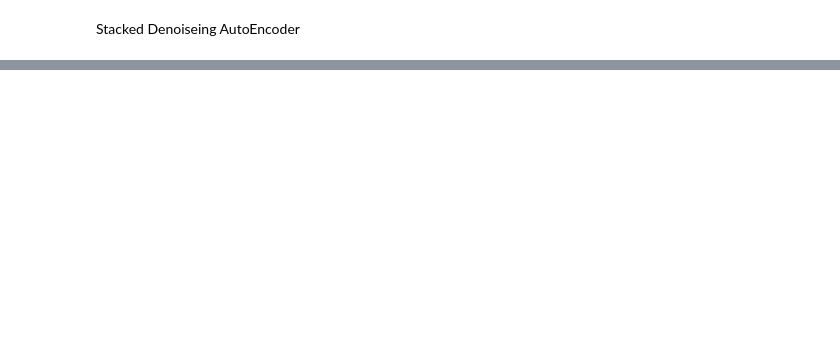
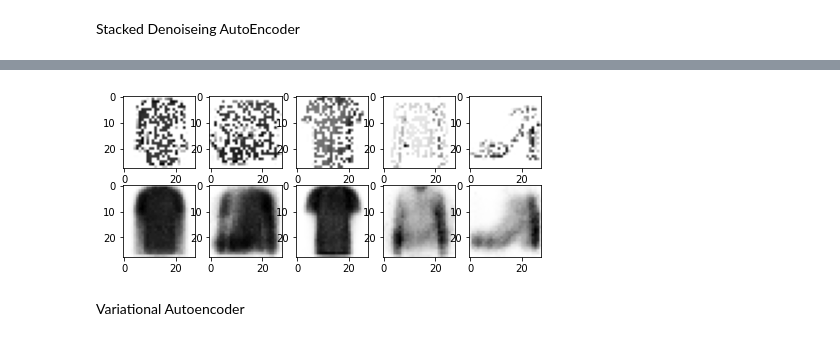
Before and after one commit to vis7/GAN-Practice, a Jupyter notebook: GAN_tutorial.ipynb, the cells around one changed output, grey strips where cells are left out. Drawn from its saved outputs; the diff is of its cells as text; code cells hidden in the pictures; blank space fills up the shorter version.

```diff
--- a/GAN_tutorial.ipynb
+++ b/GAN_tutorial.ipynb
@@ -348,0 +392,22 @@ denoising_ae.fit(X_train, X_train, epochs=10, validation_data=(X_valid, X_valid)
+# %%
+tf.random.set_seed(42)
+np.random.seed(42)
+
+dropout_encoder = keras.models.Sequential([
+  keras.layers.Flatten(input_shape=[28,28]),
+  keras.layers.Dropout(0.5),
+  keras.layers.Dense(100, activation='selu'),
+  keras.layers.Dense(30, activation='selu')
+])
+
+dropout_decoder = keras.models.Sequential([
+  keras.layers.Dense(100, input_shape=[30], activation='selu'),
+  keras.layers.Dense(28*28, activation='sigmoid'),
+  keras.layers.Reshape([28,28])
+])
+
+dropout_ae = keras.models.Sequential([dropout_encoder, dropout_decoder])
+
+dropout_ae.compile(loss='binary_crossentropy', metrics=[rounded_accuracy], optimizer=keras.optimizers.SGD(lr=0.1))
+# %%
+history = dropout_ae.fit(X_train, X_train, epochs=10, validation_data=(X_valid, X_valid))
@@ -348,0 +435,8 @@ denoising_ae.fit(X_train, X_train, epochs=10, validation_data=(X_valid, X_valid)
+# %%
+tf.random.set_seed(42)
+np.random.seed(42)
+
+dropout = keras.layers.Dropout(0.5)
+
+show_reconstruction(dropout_ae, dropout(X_valid, training=True))
+# %% [output]
@@ -348,0 +444,3 @@ denoising_ae.fit(X_train, X_train, epochs=10, validation_data=(X_valid, X_valid)
+[figure, added]
+# %% [markdown]
+Variational Autoencoder
```
Also changed, not shown: parts of 34 cells of this notebook.
